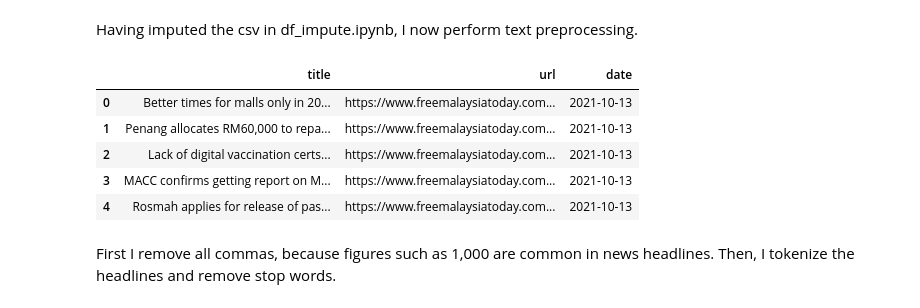
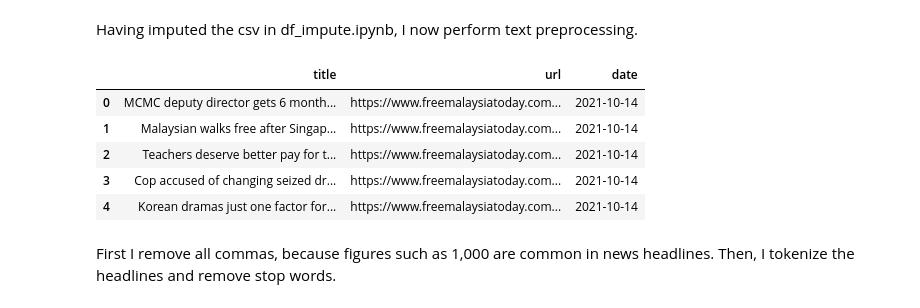
Before and after one commit to nopynospy/pandemic_monument, a Jupyter notebook: fmt_preprocessing.ipynb, the cells around one changed output. Cells and saved outputs as stored; diff of their text form; code cells hidden in the pictures.

```diff
--- a/fmt_preprocessing.ipynb
+++ b/fmt_preprocessing.ipynb
@@ -3,15 +3,15 @@ Having imputed the csv in df_impute.ipynb, I now perform text preprocessing.
 # %%
 import pandas as pd
 # %%
-df = pd.read_csv("imputed_fmt_13-10-21.csv")
+df = pd.read_csv("imputed_fmt_14-10-21.csv")
 df.head()
 # %% [output]
 |  | title | url | date |
-| 0 | Better times for malls only in 20... | https://www.freemalaysiatoday.com... | 2021-10-13 |
-| 1 | Penang allocates RM60,000 to repa... | https://www.freemalaysiatoday.com... | 2021-10-13 |
-| 2 | Lack of digital vaccination certs... | https://www.freemalaysiatoday.com... | 2021-10-13 |
-| 3 | MACC confirms getting report on M... | https://www.freemalaysiatoday.com... | 2021-10-13 |
-| 4 | Rosmah applies for release of pas... | https://www.freemalaysiatoday.com... | 2021-10-13 |
+| 0 | MCMC deputy director gets 6 month... | https://www.freemalaysiatoday.com... | 2021-10-14 |
+| 1 | Malaysian walks free after Singap... | https://www.freemalaysiatoday.com... | 2021-10-14 |
+| 2 | Teachers deserve better pay for t... | https://www.freemalaysiatoday.com... | 2021-10-14 |
+| 3 | Cop accused of changing seized dr... | https://www.freemalaysiatoday.com... | 2021-10-14 |
+| 4 | Korean dramas just one factor for... | https://www.freemalaysiatoday.com... | 2021-10-14 |
 # %% [markdown]
 First I remove all commas, because figures such as 1,000 are common in news headlines. Then, I tokenize the headlines and remove stop words.
 # %%
```
Also changed, not shown: parts of 3 cells of this notebook, 17 other files.
